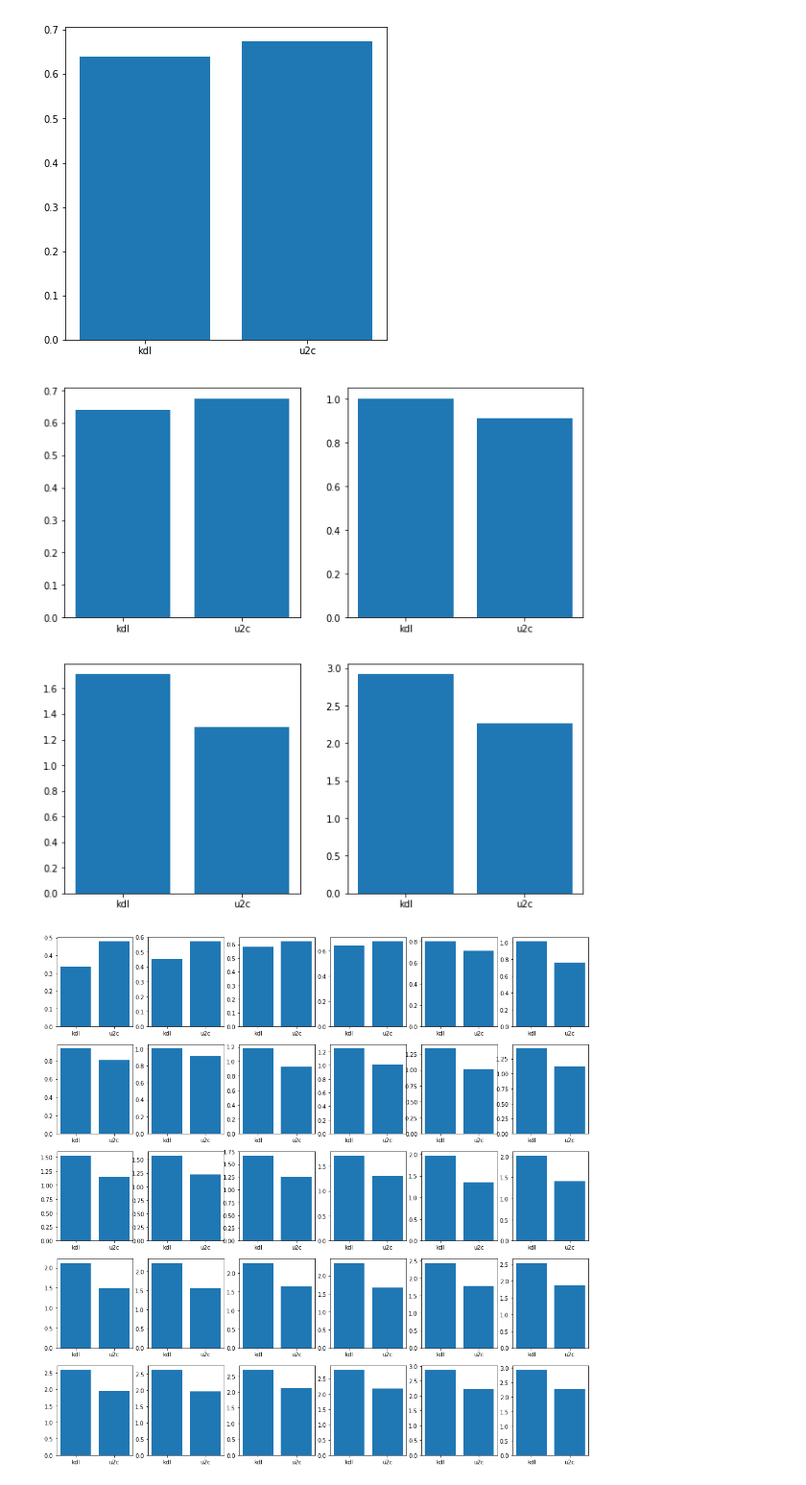
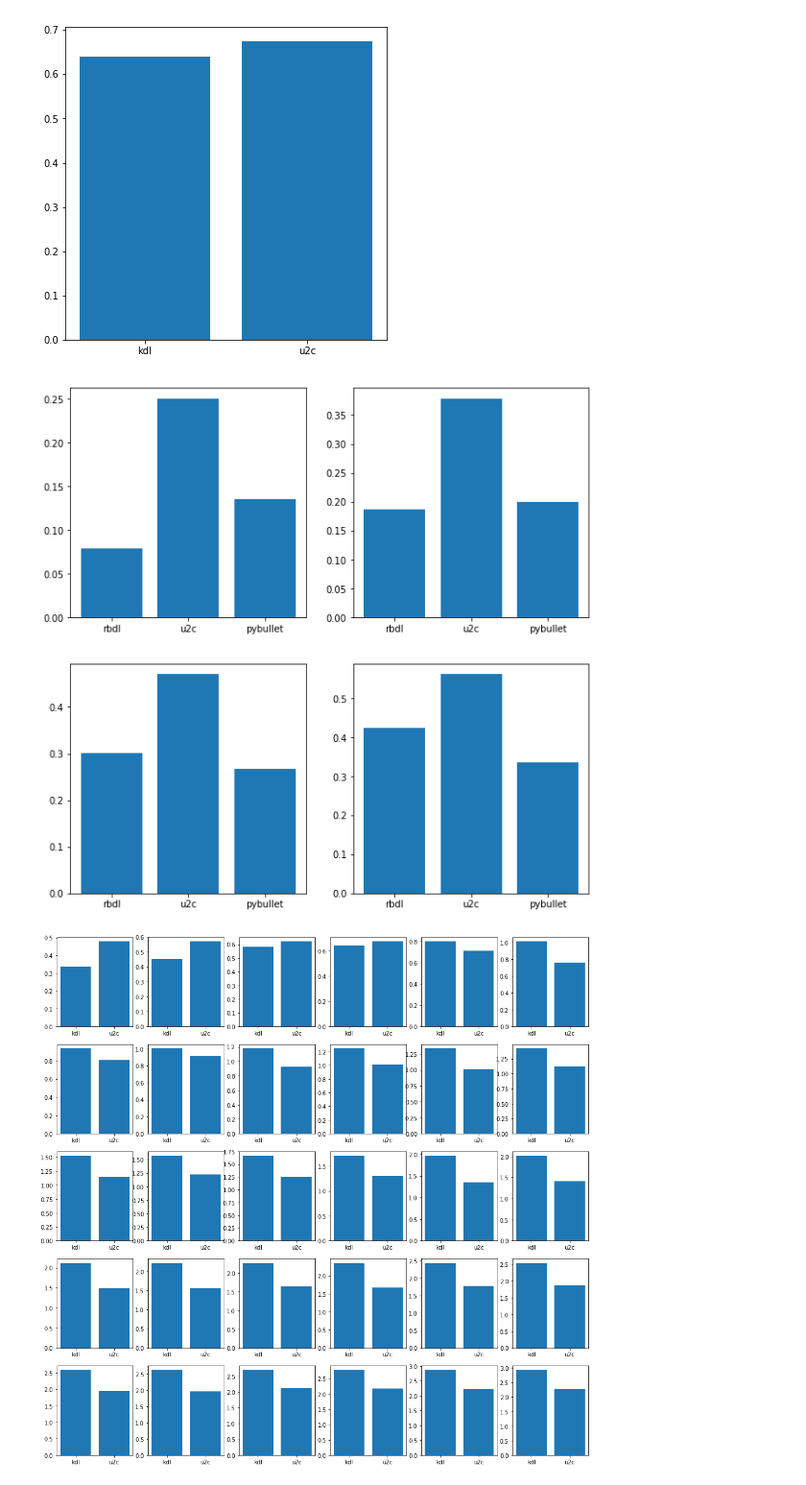
Before and after one commit to mahaarbo/urdf2casadi, a Jupyter notebook: examples/timing/timingscript_inertiamatrix.ipynb, the cells around one changed output. Shown: that part at 96% size. Drawn from its saved outputs; the diff is of its cells as text; code cells hidden in the pictures.

Commit message:
timing script w/rbdl&pybullet ready

```diff
--- a/examples/timing/timingscript_inertiamatrix.ipynb
+++ b/examples/timing/timingscript_inertiamatrix.ipynb
@@ -22,0 +11,7 @@ def average(lst):
+# %%
+path_to_urdf = "/home/lillmaria/urdf2casadi/examples/timing/urdf4timing/" + "1" + "dof.urdf"
+
+sim = pb.connect(pb.DIRECT)
+#pbmodel = pb.loadURDF("/urdf4timing/1dof.urdf")
+
+#rbdlmodel = rbdl.loadModel("2dof.urdf")
@@ -189,18 +226,19 @@ plt.xticks(x, ['kdl','u2c'])
  <a list of 2 Text xticklabel objects>)
 [figure]
 # %%
-fig = plt.figure(figsize = (17, 17))
-nplots = 31
+fig = plt.figure(figsize = (10, 10))
+nplots = 5
+x = np.arange(3)
 j = 0
 for i in range(1, nplots):
-    plt.subplot(5, 6, i)
-    plt.bar(x, height= [mintime_kdl[j], mintime_u2c[j]])
-    plt.xticks(x, ['kdl','u2c'])
-    j += 1
+    plt.subplot(2, 2, i)
+    plt.bar(x, height= [mintime_rbdl[j], mintime_u2c[j], mintime_pb[j]])
+    plt.xticks(x, ['rbdl','u2c', 'pybullet'])
+    j += 3
 
 plt.show()
 # %% [output]
-[figure, old version]
+[figure, new version]
 # %%
 fig = plt.figure(figsize = (17, 17))
 nplots = 31
```
Also changed, not shown: parts of 8 cells of this notebook, 28 other files.
